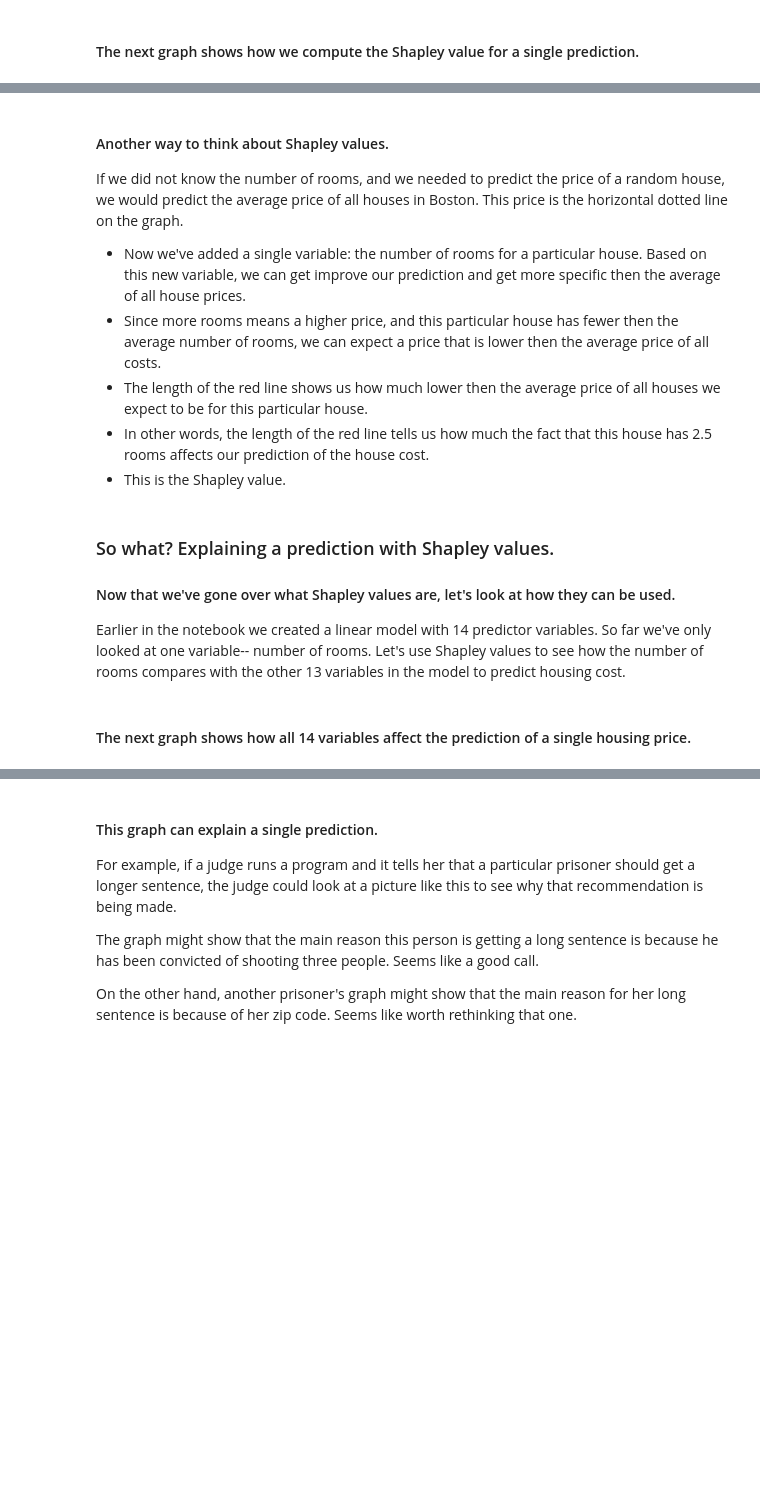
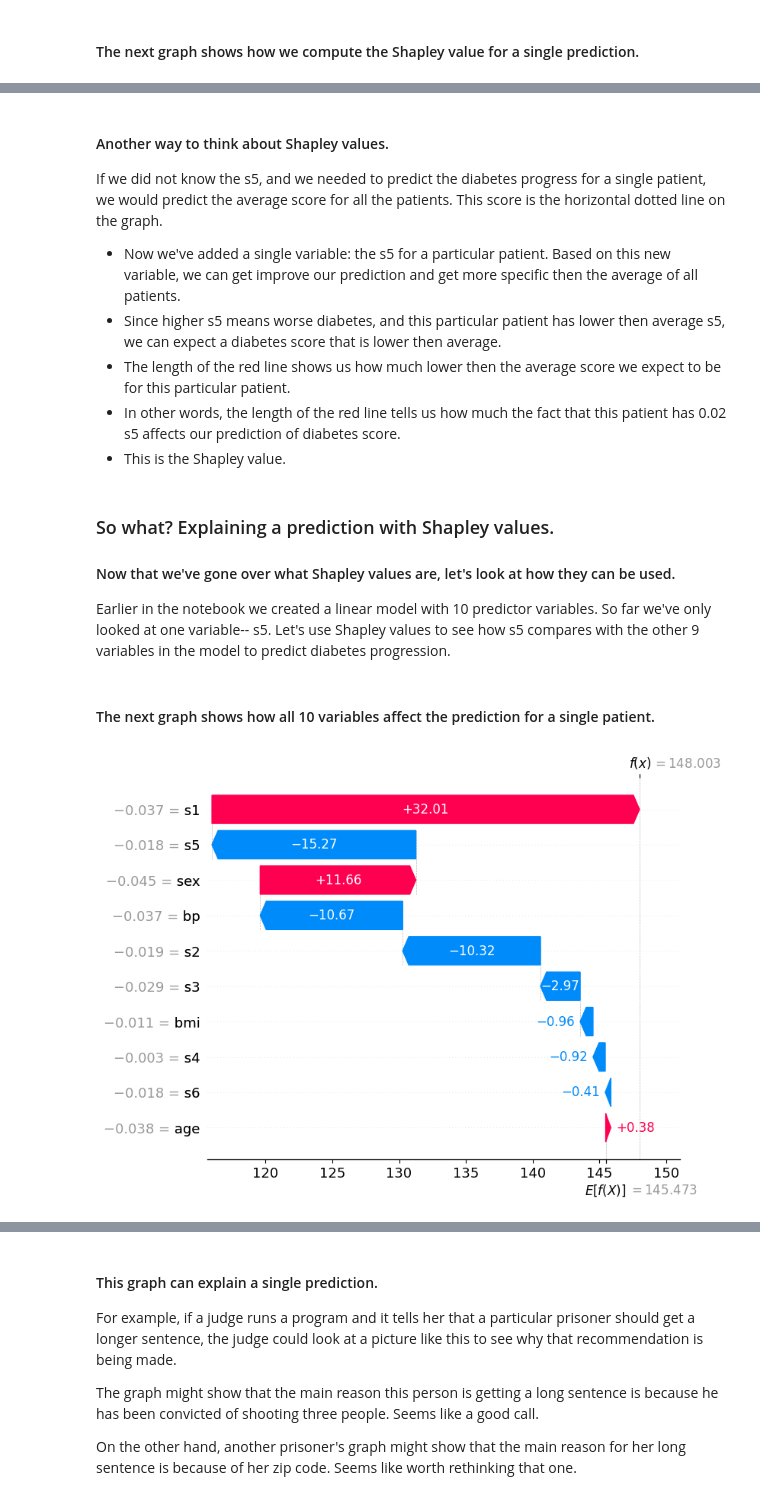
Before and after one commit to narnaoot/explainability, a Jupyter notebook: Explainable AI.ipynb, the cells around one changed output, grey strips where cells are left out. Drawn from its saved outputs; the diff is of its cells as text; code cells hidden in the pictures; blank space fills up the shorter version.

```diff
--- a/Explainable AI.ipynb
+++ b/Explainable AI.ipynb
@@ -148,26 +157,28 @@ Notice that each prediction has a different Shapley value.  For each prediction
 # %% [markdown]
 #### Another way to think about Shapley values.
 
-If we did not know the number of rooms, and we needed to predict the price of a random house, we would predict the average price of all houses in Boston.  This price is the horizontal dotted line on the graph.
-* Now we've added a single variable:  the number of rooms for a particular house.  Based on this new variable, we can get improve our prediction and get more specific then the average of all house prices.
-* Since more rooms means a higher price, and this particular house has fewer then the average number of rooms, we can expect a price that is lower then the average price of all costs.
-* The length of the red line shows us how much lower then the average price of all houses we expect to be for this particular house.
-* In other words, the length of the red line tells us how much the fact that this house has 2.5 rooms affects our prediction of the house cost.
+If we did not know the s5, and we needed to predict the diabetes progress for a single patient, we would predict the average score for all the patients.  This score is the horizontal dotted line on the graph.
+* Now we've added a single variable:  the s5 for a particular patient.  Based on this new variable, we can get improve our prediction and get more specific then the average of all patients.
+* Since higher s5 means worse diabetes, and this particular patient has lower then average s5, we can expect a diabetes score that is lower then average.
+* The length of the red line shows us how much lower then the average score we expect to be for this particular patient.
+* In other words, the length of the red line tells us how much the fact that this patient has 0.02 s5 affects our prediction of diabetes score.
 * This is the Shapley value.
 # %% [markdown]
 ### So what? Explaining a prediction with Shapley values.
 
 #### Now that we've gone over what Shapley values are, let's look at how they can be used.
 
-Earlier in the notebook we created a linear model with 14 predictor variables.  So far we've only looked at one variable-- number of rooms.  Let's use Shapley values to see how the number of rooms compares with the other 13 variables in the model to predict housing cost.
+Earlier in the notebook we created a linear model with 10 predictor variables.  So far we've only looked at one variable-- s5.  Let's use Shapley values to see how s5 compares with the other 9 variables in the model to predict diabetes progression.
 # %% [markdown]
-#### The next graph shows how all 14 variables affect the prediction of a single housing price.
+#### The next graph shows how all 10 variables affect the prediction for a single patient.
 # %%
 # the waterfall_plot shows how we use each variable to make a better prediction
-# then the average price of all houses across Boston
+# then the average across all patients
 
 
-shap.plots.waterfall(shap_values[sample_ind], max_display=14)
+shap.plots.waterfall(shap_values[sample_ind], max_display=10)
+# %% [output]
+[figure, added]
 # %% [markdown]
 #### This graph shows how influential each variable is for a single prediction.
 
```
Also changed, not shown: parts of 20 cells of this notebook.
